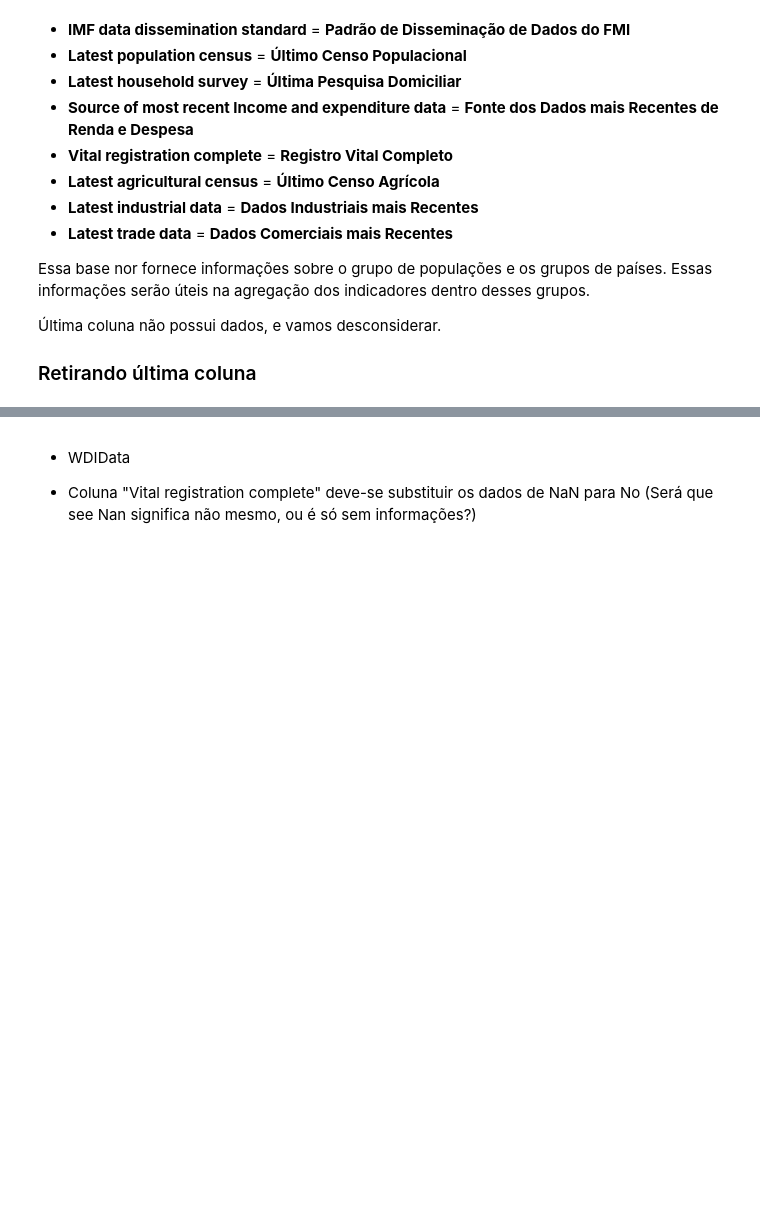
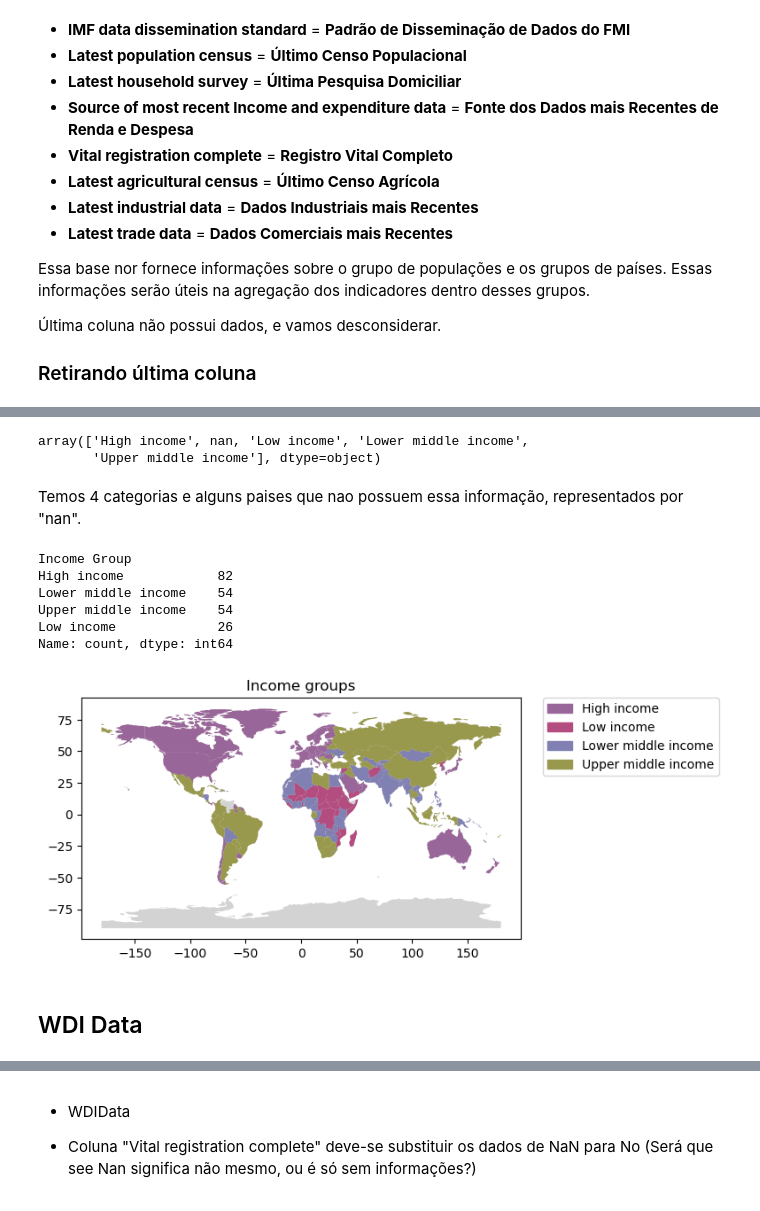
Before and after one commit to renatofreitasRR/TecnicasProgramacaoAda, a Jupyter notebook: 02 - analises.ipynb, the cells around one changed output, grey strips where cells are left out. Cells and saved outputs as stored; diff of their text form; code cells hidden in the pictures; blank space fills up the shorter version.

```diff
--- a/02 - analises.ipynb
+++ b/02 - analises.ipynb
@@ -129,0 +133,2 @@ wdi_country_df = wdi_country_df.drop("Unnamed: 30", axis = 1)
+# %%
+wdi_country_Slice = wdi_country_df[["Country Code", "Short Name", "Region", "Income Group"]]
@@ -129,0 +144,23 @@ wdi_country_df = wdi_country_df.drop("Unnamed: 30", axis = 1)
+# %%
+wdi_country_Slice['Income Group'].unique()
+# %% [output]
+array(['High income', nan, 'Low income', 'Lower middle income',
+       'Upper middle income'], dtype=object)
+# %% [markdown]
+Temos 4 categorias e alguns paises que nao possuem essa informação, representados por "nan".
+# %%
+incomegroups = [i for i in wdi_country_Slice['Income Group'].unique() if type(i) == str]
+wdi_country_Slice['Income Group'].value_counts()
+# %% [output]
+Income Group
+High income            82
+Lower middle income    54
+Upper middle income    54
+Low income             26
+Name: count, dtype: int64
+# %%
+plot_income_group(wdi_country_Slice, incomegroups)
+# %% [output]
+[figure, added]
+# %% [markdown]
+## WDI Data
```
Also changed, not shown: parts of 15 cells of this notebook, 3 other files.
